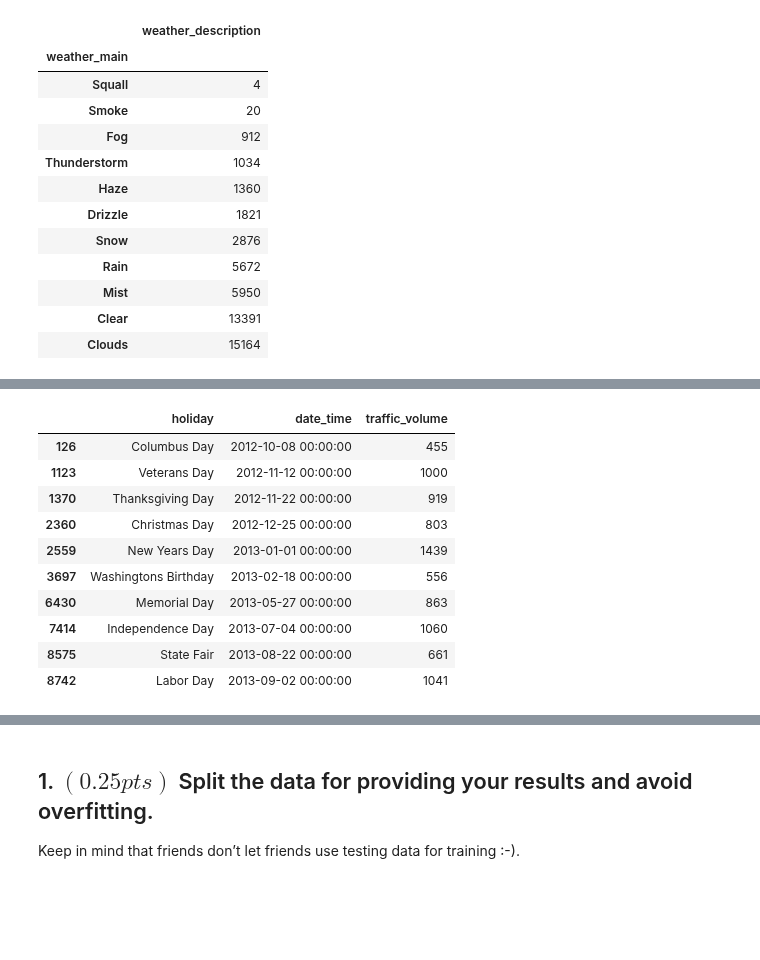
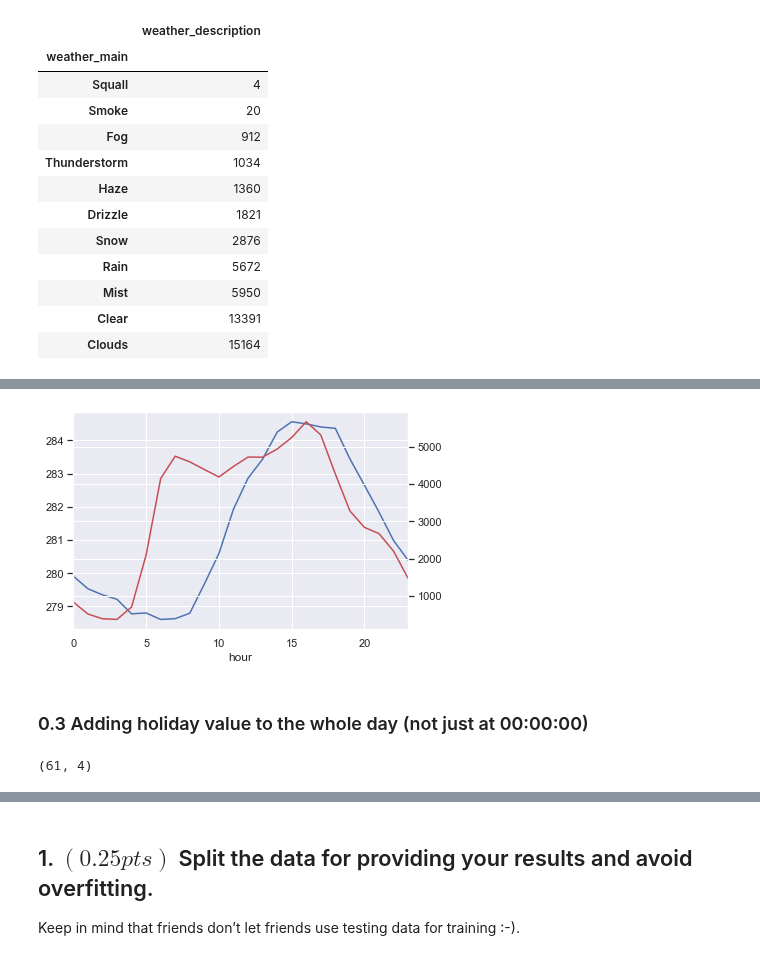
Before and after one commit to laurelkeys/machine-learning, a Jupyter notebook: assignment-1/Assignment1.ipynb, the cells around one changed output, grey strips where cells are left out. Drawn from its saved outputs; the diff is of its cells as text; code cells hidden in the pictures; blank space fills up the shorter version.

```diff
--- a/assignment-1/Assignment1.ipynb
+++ b/assignment-1/Assignment1.ipynb
@@ -258,0 +291,4 @@ sns.relplot(x="temp", y="traffic_volume", hue="weather_main", data=dataset_csv[d
+# %%
+# we'll copy our dataset to the DataFrame object 'data' to clean it and
+# save it as a new .csv file later (splitting it into trainning/validation and test)
+data = dataset_csv.copy()
@@ -258,0 +297,5 @@ sns.relplot(x="temp", y="traffic_volume", hue="weather_main", data=dataset_csv[d
+# %%
+print(f"{data.shape} - {data.query('temp == 0.0').shape} => ", end='')
+
+data = data.query("temp > 0.0")
+print(data.shape) # removes 10 invalid examples
@@ -258,0 +306,7 @@ sns.relplot(x="temp", y="traffic_volume", hue="weather_main", data=dataset_csv[d
+# %%
+data["date_time"] = pd.to_datetime(data["date_time"], format="%Y-%m-%d %H:%M:%S")
+# data.set_index("date_time", inplace=True)
+data["hour"] = pd.DatetimeIndex(data["date_time"]).hour
+# %%
+hour_mean = data[["hour", "temp", "traffic_volume"]].groupby("hour").mean()
+hour_mean
@@ -259,15 +332,18 @@ sns.relplot(x="temp", y="traffic_volume", hue="weather_main", data=dataset_csv[d
+# %%
+# plot how the temp and traffic volume varies, on avg, with the hour
+ax1 = hour_mean.plot(y="temp", legend=False)
+ax2 = ax1.twinx()
+hour_mean.plot(y="traffic_volume", ax=ax2, legend=False, color="r")
+ax.figure.legend()
+plt.show()
+# %% [output]
+[figure, added]
+# %% [markdown]
+### 0.3 Adding holiday value to the whole day (not just at 00:00:00)
 # %%
 # NOTE: the holiday field is only annotated on the 0th hour of the day
-dataset_csv[dataset_csv.holiday != "None"].head(n=10)[["holiday", "date_time", "traffic_volume"]]
+holidays = data[data.holiday != "None"][["holiday", "date_time", "hour", "traffic_volume"]]
+holidays.shape # there are 61 holidays in the data (i.e. 61 / 2189 ~= 2.79% of days)
+# holidays
 # %% [output]
-|  | holiday | date_time | traffic_volume |
-| 126 | Columbus Day | 2012-10-08 00:00:00 | 455 |
-| 1123 | Veterans Day | 2012-11-12 00:00:00 | 1000 |
-| 1370 | Thanksgiving Day | 2012-11-22 00:00:00 | 919 |
-| 2360 | Christmas Day | 2012-12-25 00:00:00 | 803 |
-| 2559 | New Years Day | 2013-01-01 00:00:00 | 1439 |
-| 3697 | Washingtons Birthday | 2013-02-18 00:00:00 | 556 |
-| 6430 | Memorial Day | 2013-05-27 00:00:00 | 863 |
-| 7414 | Independence Day | 2013-07-04 00:00:00 | 1060 |
-| 8575 | State Fair | 2013-08-22 00:00:00 | 661 |
-| 8742 | Labor Day | 2013-09-02 00:00:00 | 1041 |
+(61, 4)
```
Also changed, not shown: parts of 17 cells of this notebook.
